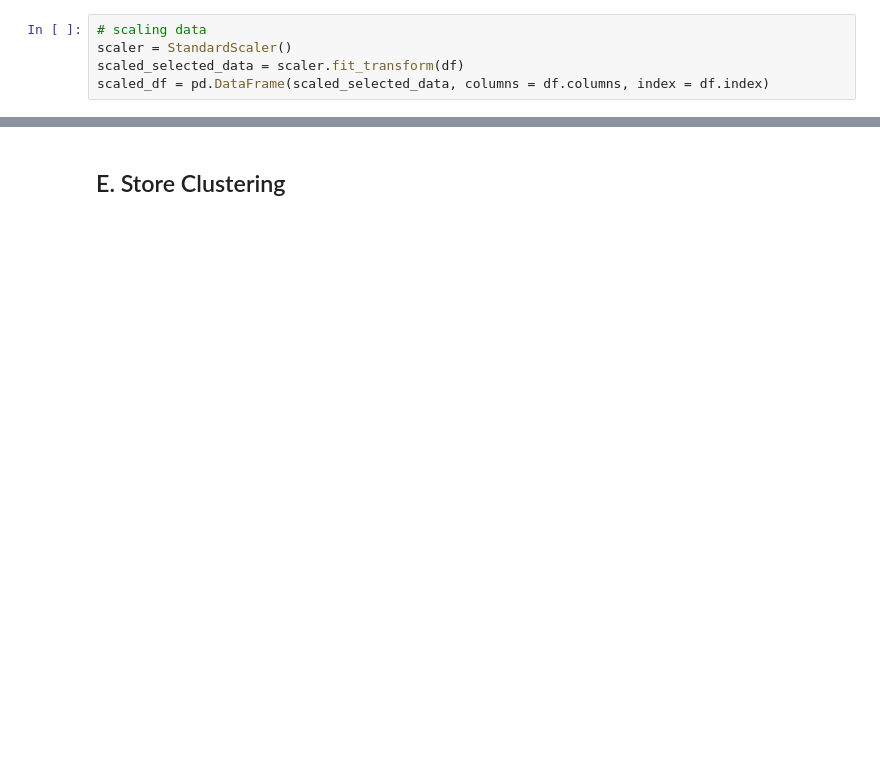
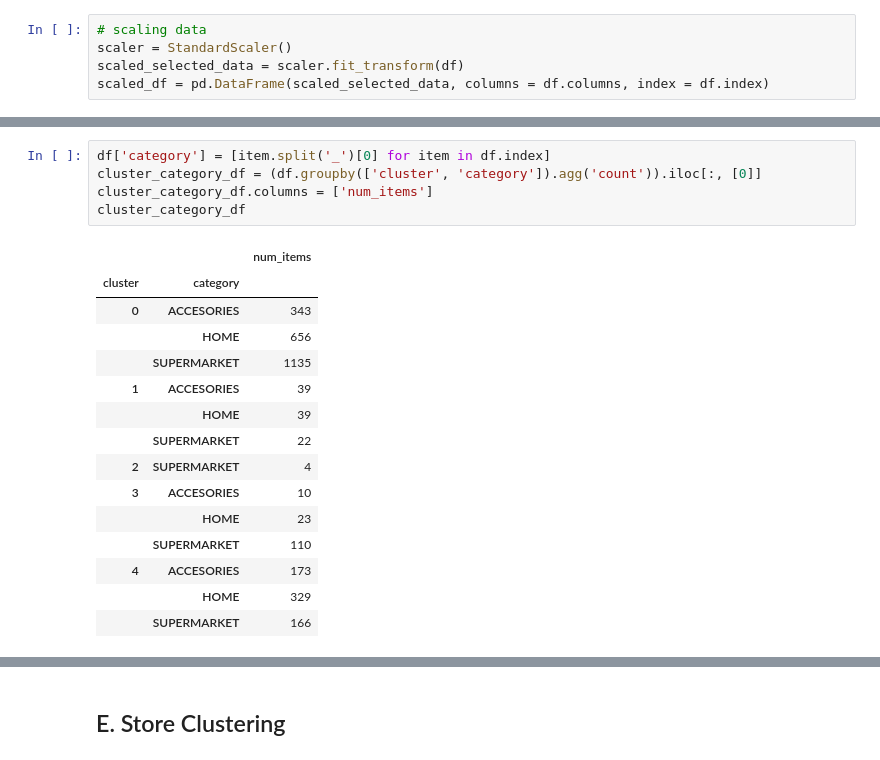
Before and after one commit to Maycas/DS-Market, a Jupyter notebook: 2 - Clustering/Clustering.ipynb, the cells around one changed output, grey strips where cells are left out. Cells and saved outputs as stored; diff of their text form; blank space fills up the shorter version.

```diff
--- a/2 - Clustering/Clustering.ipynb
+++ b/2 - Clustering/Clustering.ipynb
@@ -141,0 +197,21 @@ clustering.kmeans_elbow_plot(scaled_selected_data, (1, 12))
+# %%
+df['category'] = [item.split('_')[0] for item in df.index]
+cluster_category_df = (df.groupby(['cluster', 'category']).agg('count')).iloc[:, [0]]
+cluster_category_df.columns = ['num_items']
+cluster_category_df
+# %% [output]
+|  |  | num_items |
+| cluster | category |  |
+| 0 | ACCESORIES | 343 |
+|  | HOME | 656 |
+|  | SUPERMARKET | 1135 |
+| 1 | ACCESORIES | 39 |
+|  | HOME | 39 |
+|  | SUPERMARKET | 22 |
+| 2 | SUPERMARKET | 4 |
+| 3 | ACCESORIES | 10 |
+|  | HOME | 23 |
+|  | SUPERMARKET | 110 |
+| 4 | ACCESORIES | 173 |
+|  | HOME | 329 |
+|  | SUPERMARKET | 166 |
```
Also changed, not shown: parts of 15 cells of this notebook, 1 other file.
